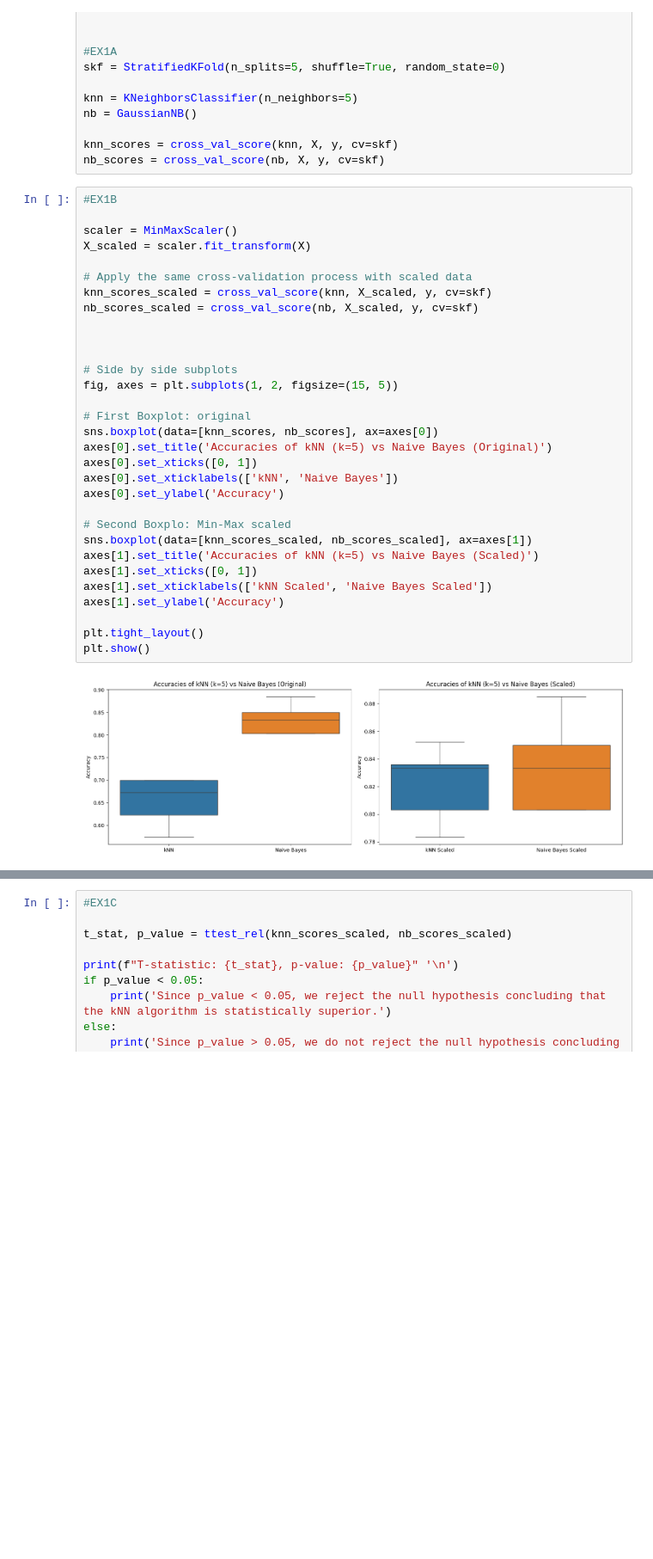
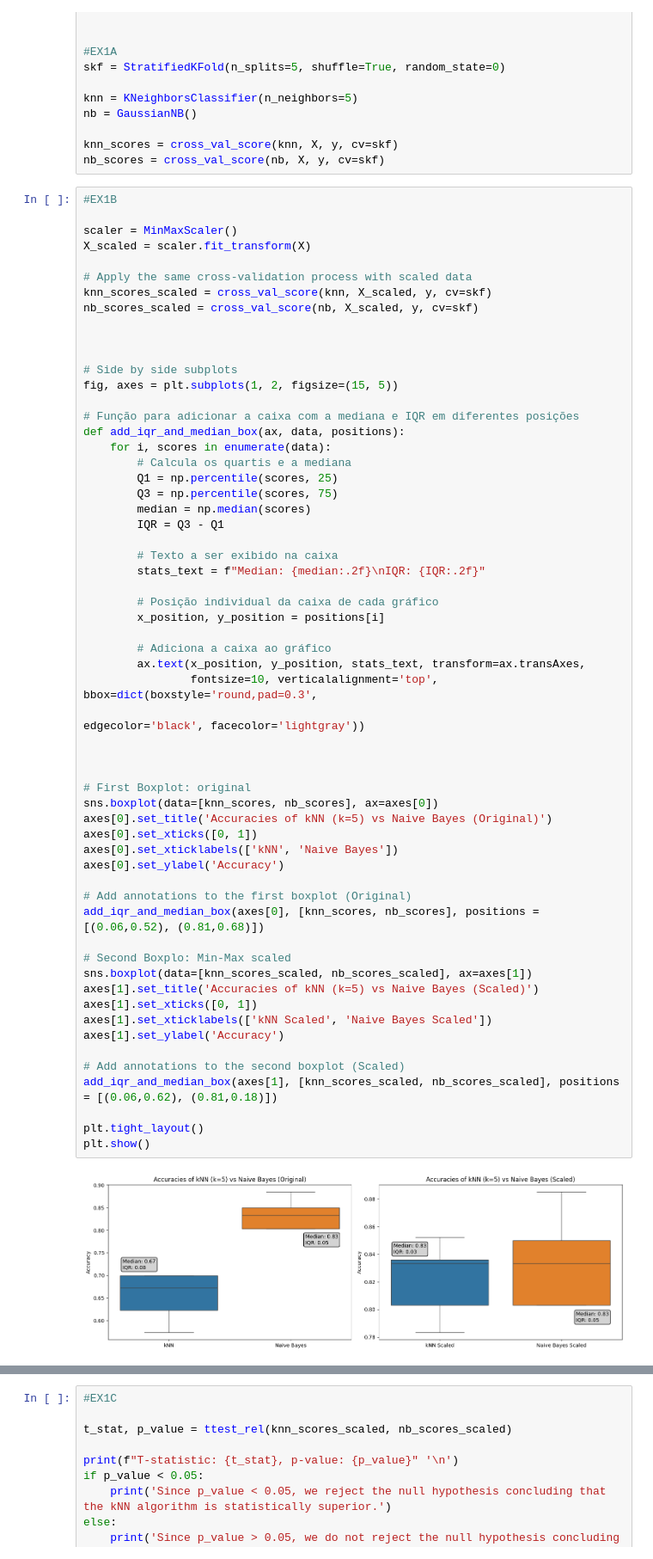
Before and after one commit to guiijose/Machine-Learning, a Jupyter notebook: homeworks/hw2/hw2.ipynb, the cells around one changed output, grey strips where cells are left out. Shown at 86% size. Cells and saved outputs as stored; diff of their text form; blank space fills up the shorter version.

```diff
--- a/homeworks/hw2/hw2.ipynb
+++ b/homeworks/hw2/hw2.ipynb
@@ -59,31 +60,59 @@ nb_scores = cross_val_score(nb, X, y, cv=skf)
 
 scaler = MinMaxScaler()
 X_scaled = scaler.fit_transform(X)
 
 # Apply the same cross-validation process with scaled data
 knn_scores_scaled = cross_val_score(knn, X_scaled, y, cv=skf)
 nb_scores_scaled = cross_val_score(nb, X_scaled, y, cv=skf)
 
 
 
 # Side by side subplots
 fig, axes = plt.subplots(1, 2, figsize=(15, 5))
 
+# Função para adicionar a caixa com a mediana e IQR em diferentes posições
+def add_iqr_and_median_box(ax, data, positions):
+    for i, scores in enumerate(data):
+        # Calcula os quartis e a mediana
+        Q1 = np.percentile(scores, 25)
+        Q3 = np.percentile(scores, 75)
+        median = np.median(scores)
+        IQR = Q3 - Q1
+
+        # Texto a ser exibido na caixa
+        stats_text = f"Median: {median:.2f}\nIQR: {IQR:.2f}"
+
+        # Posição individual da caixa de cada gráfico
+        x_position, y_position = positions[i]
+
+        # Adiciona a caixa ao gráfico
+        ax.text(x_position, y_position, stats_text, transform=ax.transAxes,
+                fontsize=10, verticalalignment='top', bbox=dict(boxstyle='round,pad=0.3',
+                                                               edgecolor='black', facecolor='lightgray'))
+
+
+
 # First Boxplot: original
 sns.boxplot(data=[knn_scores, nb_scores], ax=axes[0])
 axes[0].set_title('Accuracies of kNN (k=5) vs Naive Bayes (Original)')
 axes[0].set_xticks([0, 1])
 axes[0].set_xticklabels(['kNN', 'Naive Bayes'])
 axes[0].set_ylabel('Accuracy')
+
+# Add annotations to the first boxplot (Original)
+add_iqr_and_median_box(axes[0], [knn_scores, nb_scores], positions = [(0.06,0.52), (0.81,0.68)])
 
 # Second Boxplo: Min-Max scaled
 sns.boxplot(data=[knn_scores_scaled, nb_scores_scaled], ax=axes[1])
 axes[1].set_title('Accuracies of kNN (k=5) vs Naive Bayes (Scaled)')
 axes[1].set_xticks([0, 1])
 axes[1].set_xticklabels(['kNN Scaled', 'Naive Bayes Scaled'])
 axes[1].set_ylabel('Accuracy')
 
+# Add annotations to the second boxplot (Scaled)
+add_iqr_and_median_box(axes[1], [knn_scores_scaled, nb_scores_scaled], positions = [(0.06,0.62), (0.81,0.18)])
+
 plt.tight_layout()
 plt.show()
 # %% [output]
-[figure, old version]
+[figure, new version]
```
Also changed, not shown: parts of 4 cells of this notebook.
